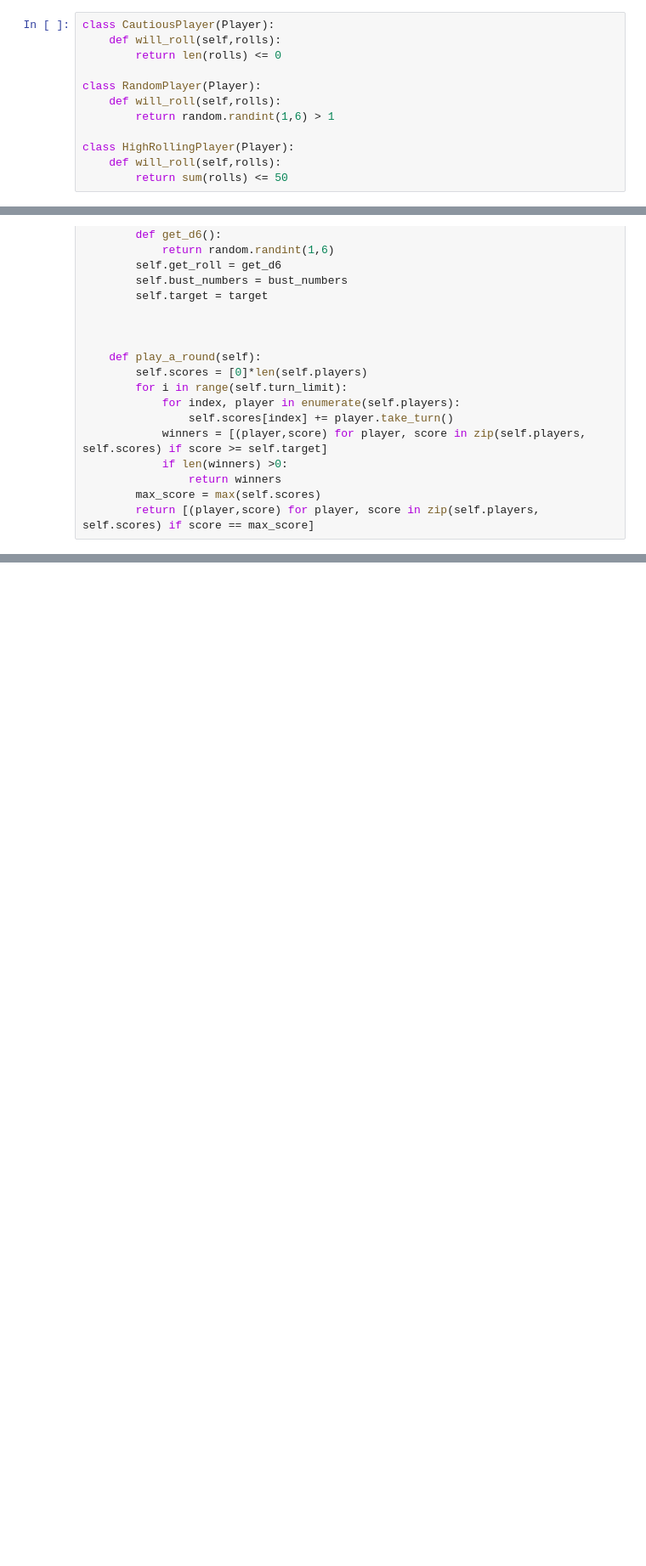
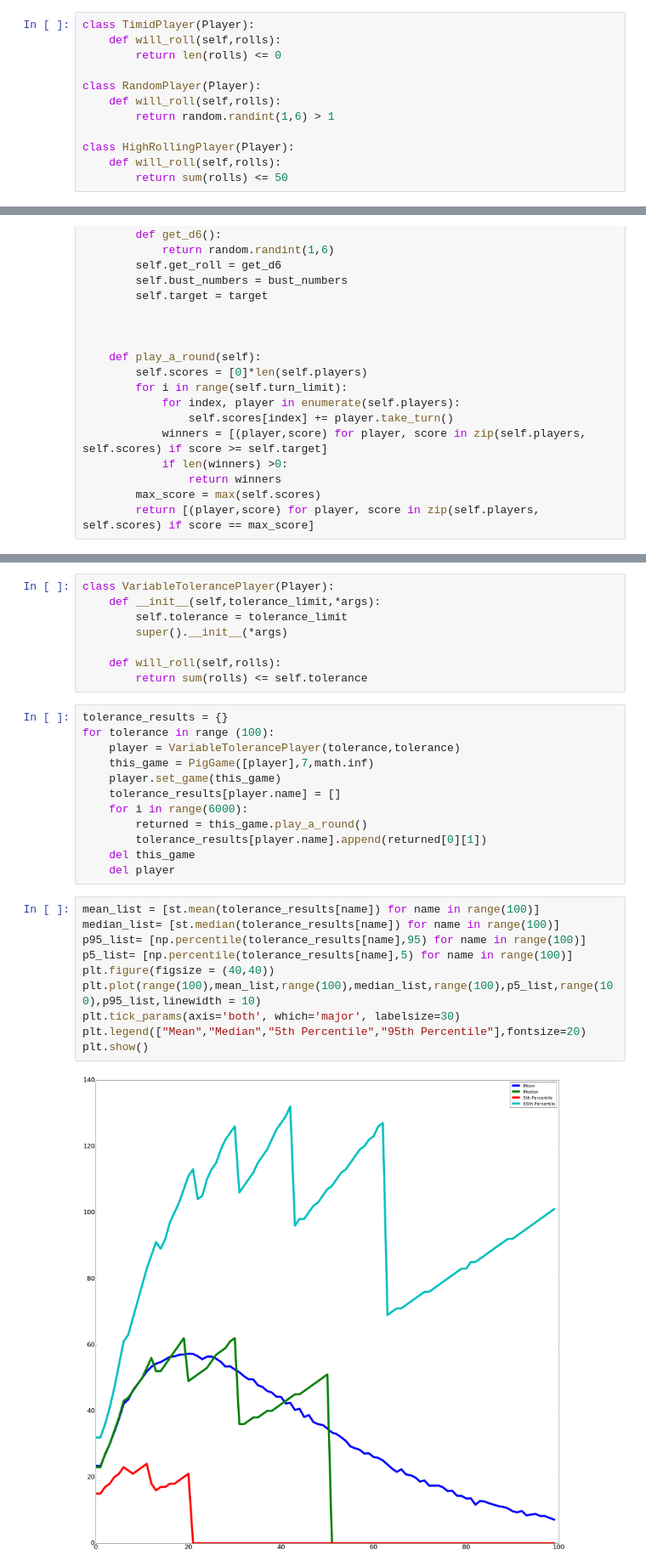
Before and after one commit to achescheir/ultimate-pig, a Jupyter notebook: ultimate_pig.ipynb, the cells around one changed output, grey strips where cells are left out. Shown: that part at 85% size. Cells and saved outputs as stored; diff of their text form; blank space fills up the shorter version.

```diff
--- a/ultimate_pig.ipynb
+++ b/ultimate_pig.ipynb
@@ -27,7 +27,7 @@ class Player:
     def will_roll(self):
         return False
 # %%
-class CautiousPlayer(Player):
+class TimidPlayer(Player):
     def will_roll(self,rolls):
         return len(rolls) <= 0
 
@@ -114,0 +88,32 @@ results[5]
+# %%
+class VariableTolerancePlayer(Player):
+    def __init__(self,tolerance_limit,*args):
+        self.tolerance = tolerance_limit
+        super().__init__(*args)
+
+    def will_roll(self,rolls):
+        return sum(rolls) <= self.tolerance
+# %%
+tolerance_results = {}
+for tolerance in range (100):
+    player = VariableTolerancePlayer(tolerance,tolerance)
+    this_game = PigGame([player],7,math.inf)
+    player.set_game(this_game)
+    tolerance_results[player.name] = []
+    for i in range(6000):
+        returned = this_game.play_a_round()
+        tolerance_results[player.name].append(returned[0][1])
+    del this_game
+    del player
+# %%
+mean_list = [st.mean(tolerance_results[name]) for name in range(100)]
+median_list= [st.median(tolerance_results[name]) for name in range(100)]
+p95_list= [np.percentile(tolerance_results[name],95) for name in range(100)]
+p5_list= [np.percentile(tolerance_results[name],5) for name in range(100)]
+plt.figure(figsize = (40,40))
+plt.plot(range(100),mean_list,range(100),median_list,range(100),p5_list,range(100),p95_list,linewidth = 10)
+plt.tick_params(axis='both', which='major', labelsize=30)
+plt.legend(["Mean","Median","5th Percentile","95th Percentile"],fontsize=20)
+plt.show()
+# %% [output]
+[figure, added]
```
Also changed, not shown: parts of 17 cells of this notebook.
